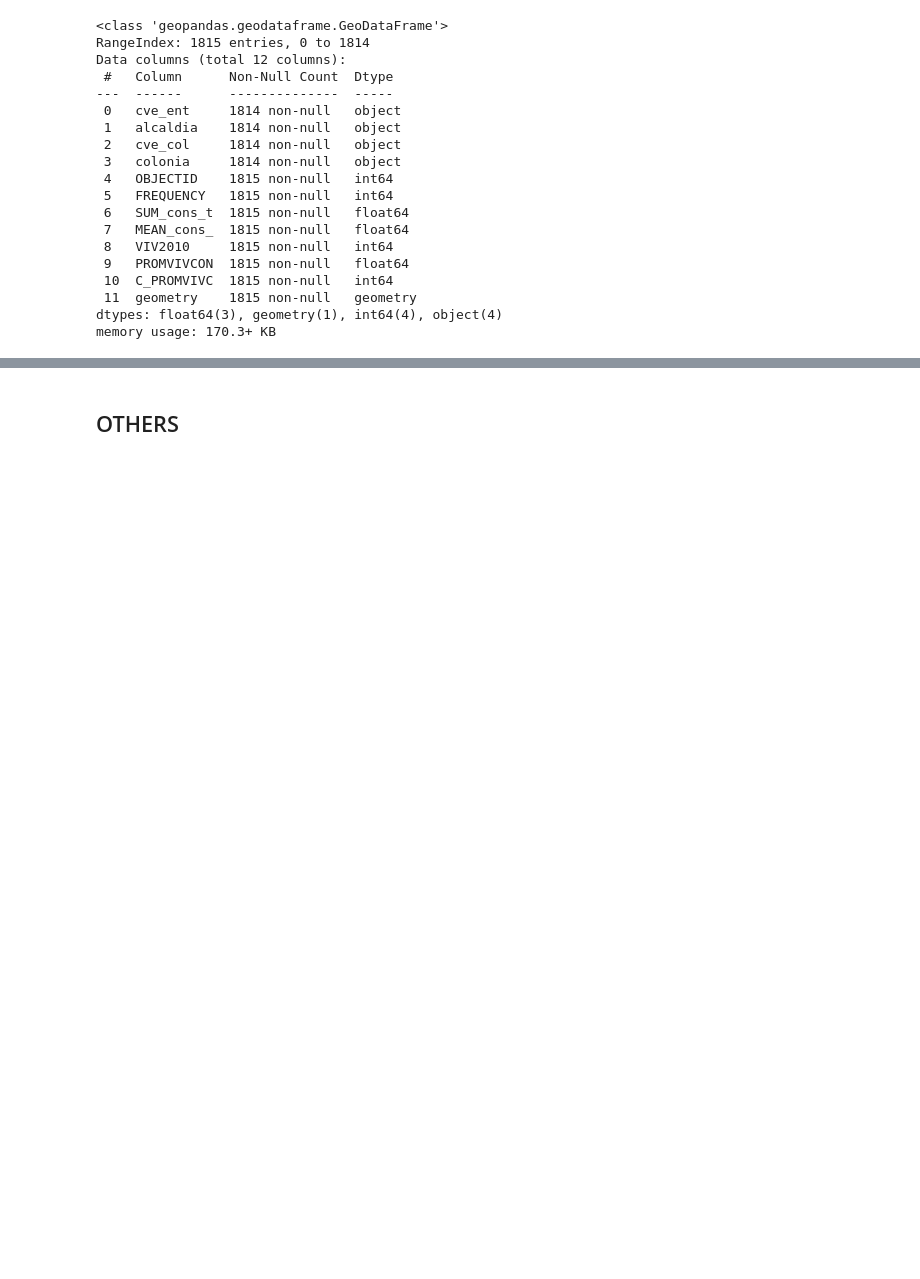
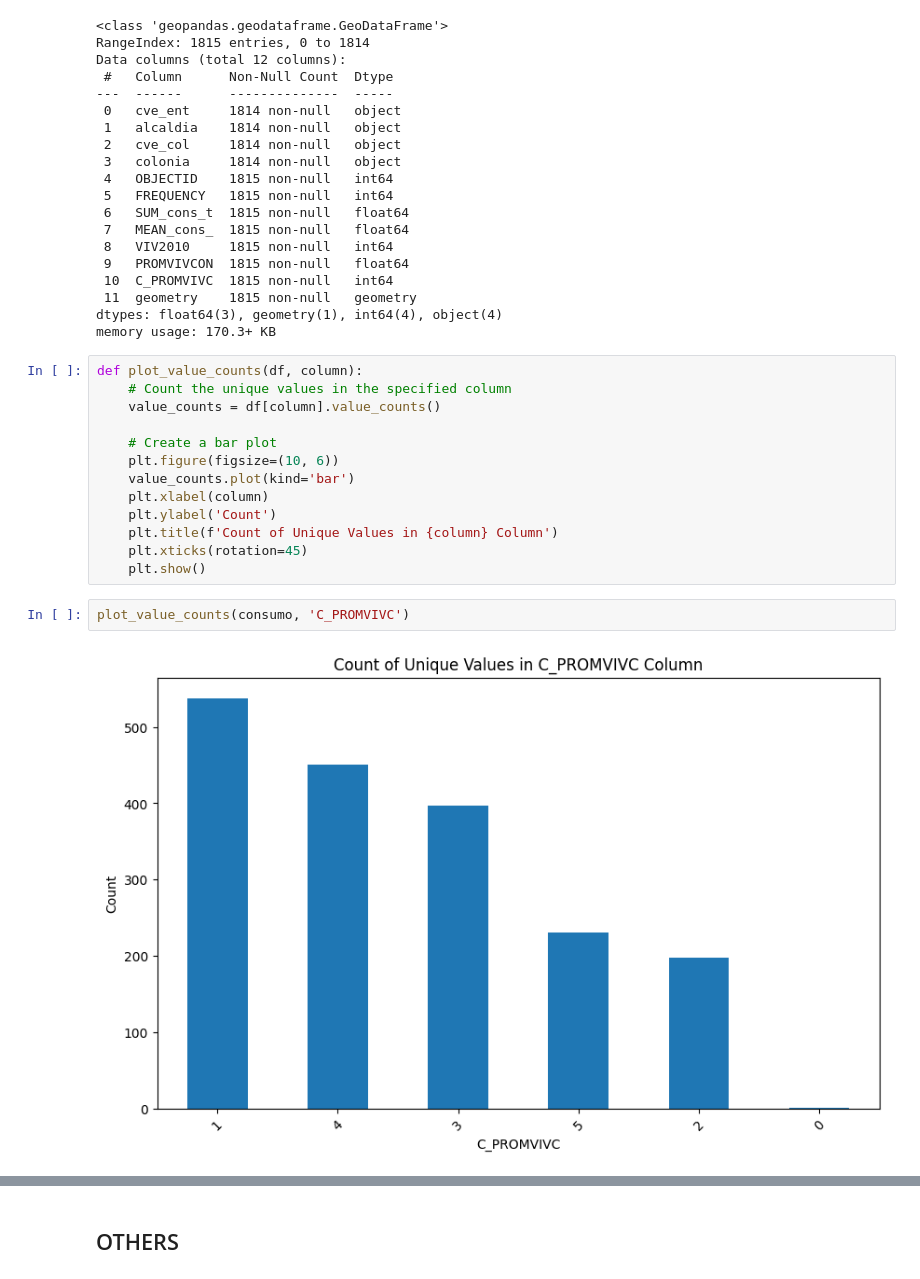
Before and after one commit to Anton-Utray/Vulnerabilidad-Hidrica-CDMX, a Jupyter notebook: Pruebas.ipynb, the cells around one changed output, grey strips where cells are left out. Saved outputs shown, nothing was run; the diff lists cells and outputs as text; blank space fills up the shorter version.

```diff
--- a/Pruebas.ipynb
+++ b/Pruebas.ipynb
@@ -146,3 +276,20 @@ Data columns (total 12 columns):
  11  geometry    1815 non-null   geometry
 dtypes: float64(3), geometry(1), int64(4), object(4)
 memory usage: 170.3+ KB
+# %%
+def plot_value_counts(df, column):
+    # Count the unique values in the specified column
+    value_counts = df[column].value_counts()
+
+    # Create a bar plot
+    plt.figure(figsize=(10, 6))
+    value_counts.plot(kind='bar')
+    plt.xlabel(column)
+    plt.ylabel('Count')
+    plt.title(f'Count of Unique Values in {column} Column')
+    plt.xticks(rotation=45)
+    plt.show()
+# %%
+plot_value_counts(consumo, 'C_PROMVIVC')
+# %% [output]
+[figure, added]
```
Also changed, not shown: parts of 20 cells of this notebook, 10 other files.
